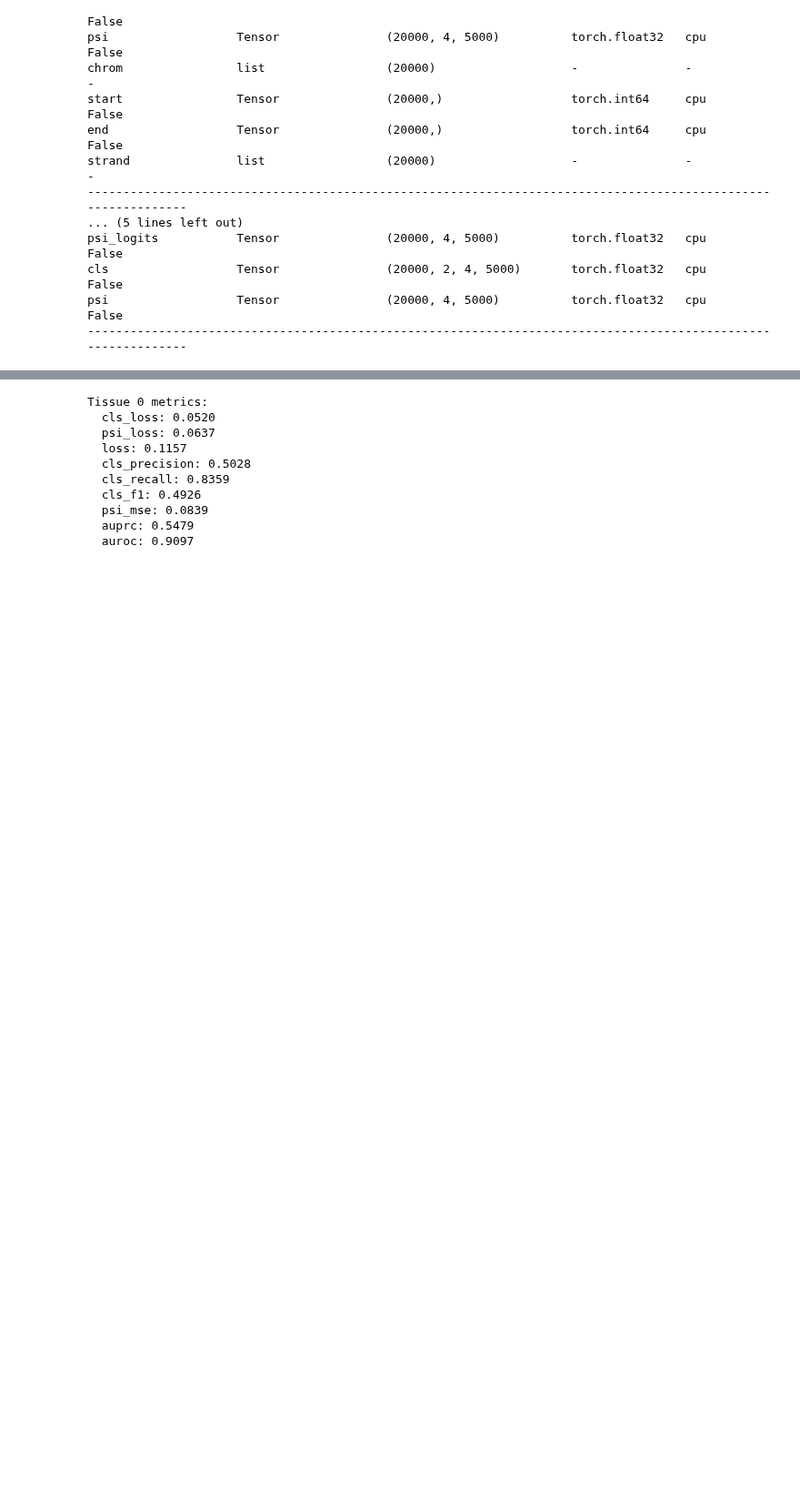
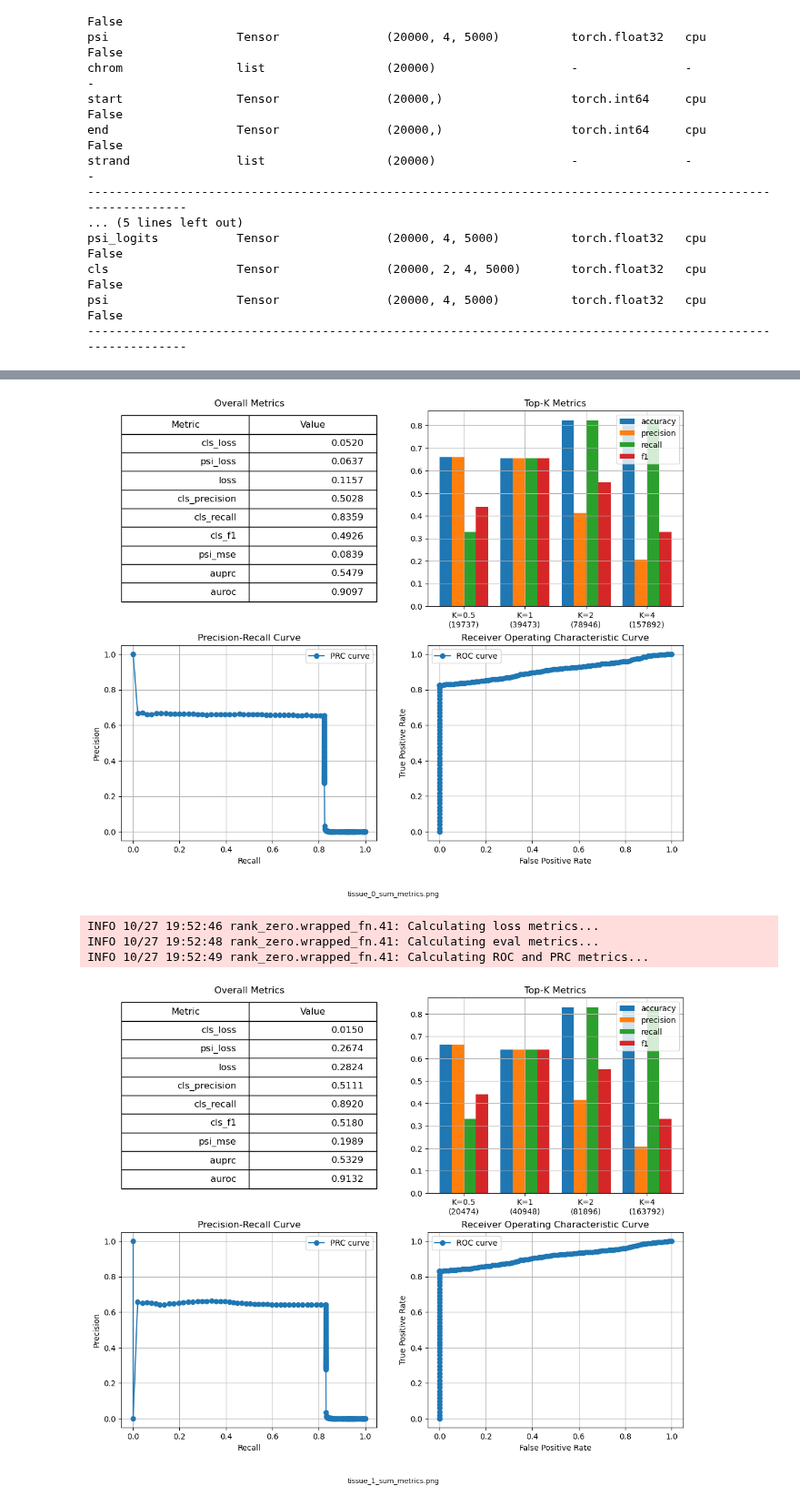
Before and after one commit to qiuresearch/AmbiSplice, a Jupyter notebook: metrics_eval.ipynb, the cells around one changed output, grey strips where cells are left out. Shown at 91% size. Cells and saved outputs as stored; diff of their text form; code cells hidden in the pictures; blank space fills up the shorter version.

```diff
--- a/metrics_eval.ipynb
+++ b/metrics_eval.ipynb
@@ -31,6 +31,7 @@ psi                  Tensor               (20000, 4, 5000)          torch.float3
 --------------------------------------------------------------------------------------------------------------
 # %%
 from AmbiSplice import loss_metrics
+from AmbiSplice import visuals
 
 for i in range(feats['cls'].shape[-2]):
     tissue_feats = feats.copy()
@@ -45,8 +46,5 @@ for i in range(feats['cls'].shape[-2]):
     tissue_preds['psi'] = torch.nn.functional.sigmoid(tissue_preds['psi_logits'])
 
     tissue_metrics = loss_metrics.calc_benchmark(tissue_preds, tissue_feats, keep_batchdim=False)
-    print(f"Tissue {i} metrics:")
-    for k, v in tissue_metrics.items():
-        if utils.is_scalar(v):
-            print(f"  {k}: {v:.4f}")
+    visuals.plot_sum_metrics(tissue_metrics, save_prefix=f"tissue_{i}_sum_metrics")
 # %% [output]
@@ -56,10 +54,5 @@ INFO 10/27 13:06:22 rank_zero.wrapped_fn.41: Calculating ROC and PRC metrics...
+[figure, added]
-Tissue 0 metrics:
-  cls_loss: 0.0520
-  psi_loss: 0.0637
-  loss: 0.1157
-  cls_precision: 0.5028
-  cls_recall: 0.8359
-  cls_f1: 0.4926
-  psi_mse: 0.0839
-  auprc: 0.5479
-  auroc: 0.9097
+INFO 10/27 19:52:46 rank_zero.wrapped_fn.41: Calculating loss metrics...
+INFO 10/27 19:52:48 rank_zero.wrapped_fn.41: Calculating eval metrics...
+INFO 10/27 19:52:49 rank_zero.wrapped_fn.41: Calculating ROC and PRC metrics...
+[figure, added]
```
Also changed, not shown: parts of 1 cell of this notebook, 7 other files.
